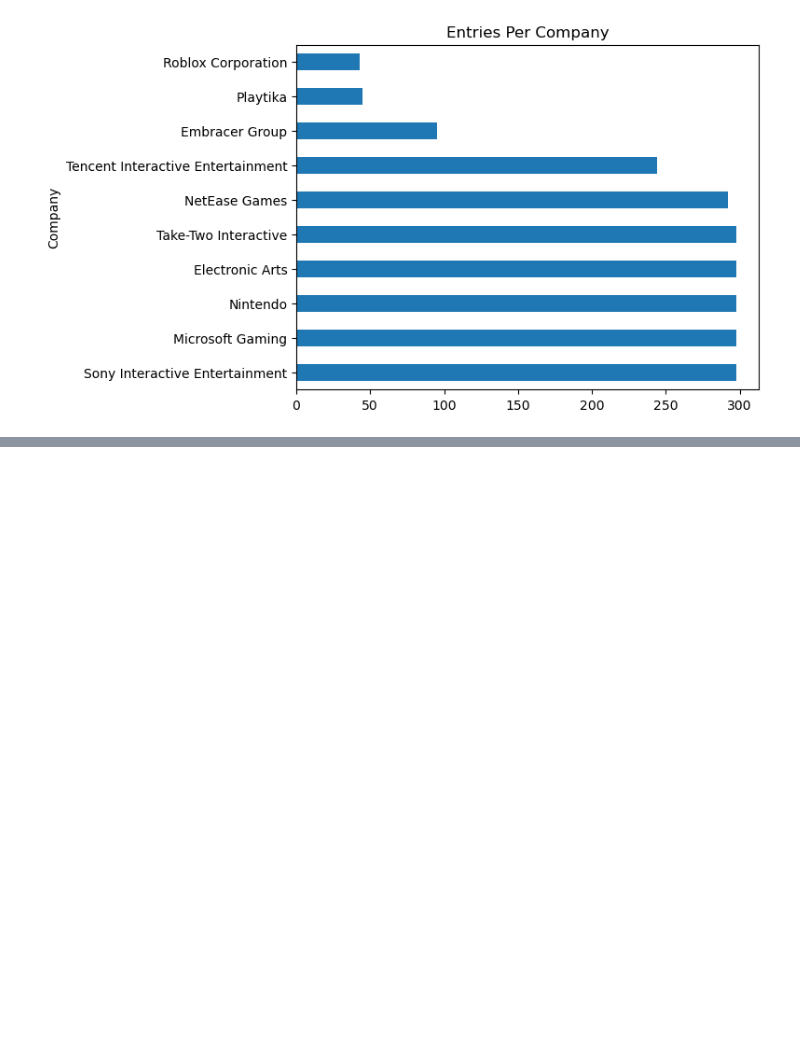
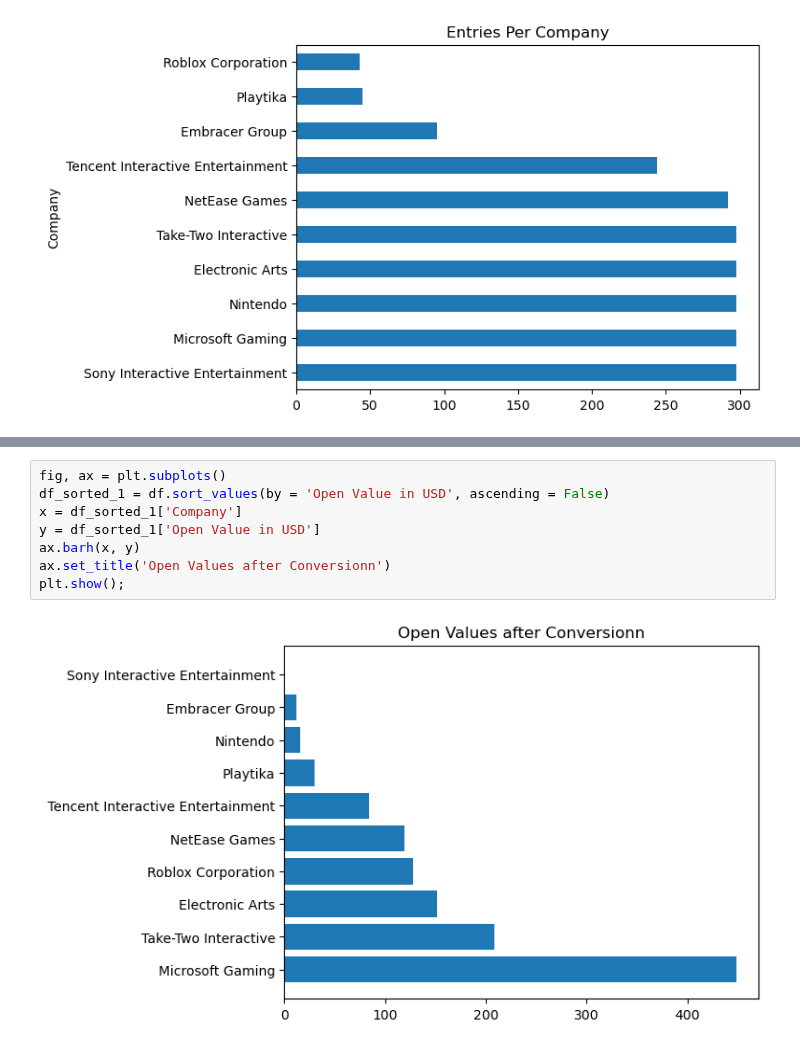
Before and after one commit to Djohnson1313/gaming_company_stocks_analysis, a Jupyter notebook: gaming_stocks_analysis.ipynb, the cells around one changed output, grey strips where cells are left out. Saved outputs shown, nothing was run; the diff lists cells and outputs as text; blank space fills up the shorter version.

```diff
--- a/gaming_stocks_analysis.ipynb
+++ b/gaming_stocks_analysis.ipynb
@@ -202,0 +196,10 @@ df[df['Currency'] == 'JPY']
+# %%
+fig, ax = plt.subplots()
+df_sorted_1 = df.sort_values(by = 'Open Value in USD', ascending = False)
+x = df_sorted_1['Company']
+y = df_sorted_1['Open Value in USD']
+ax.barh(x, y)
+ax.set_title('Open Values after Conversionn')
+plt.show();
+# %% [output]
+[figure, added]
```
Also changed, not shown: parts of 11 cells of this notebook.
